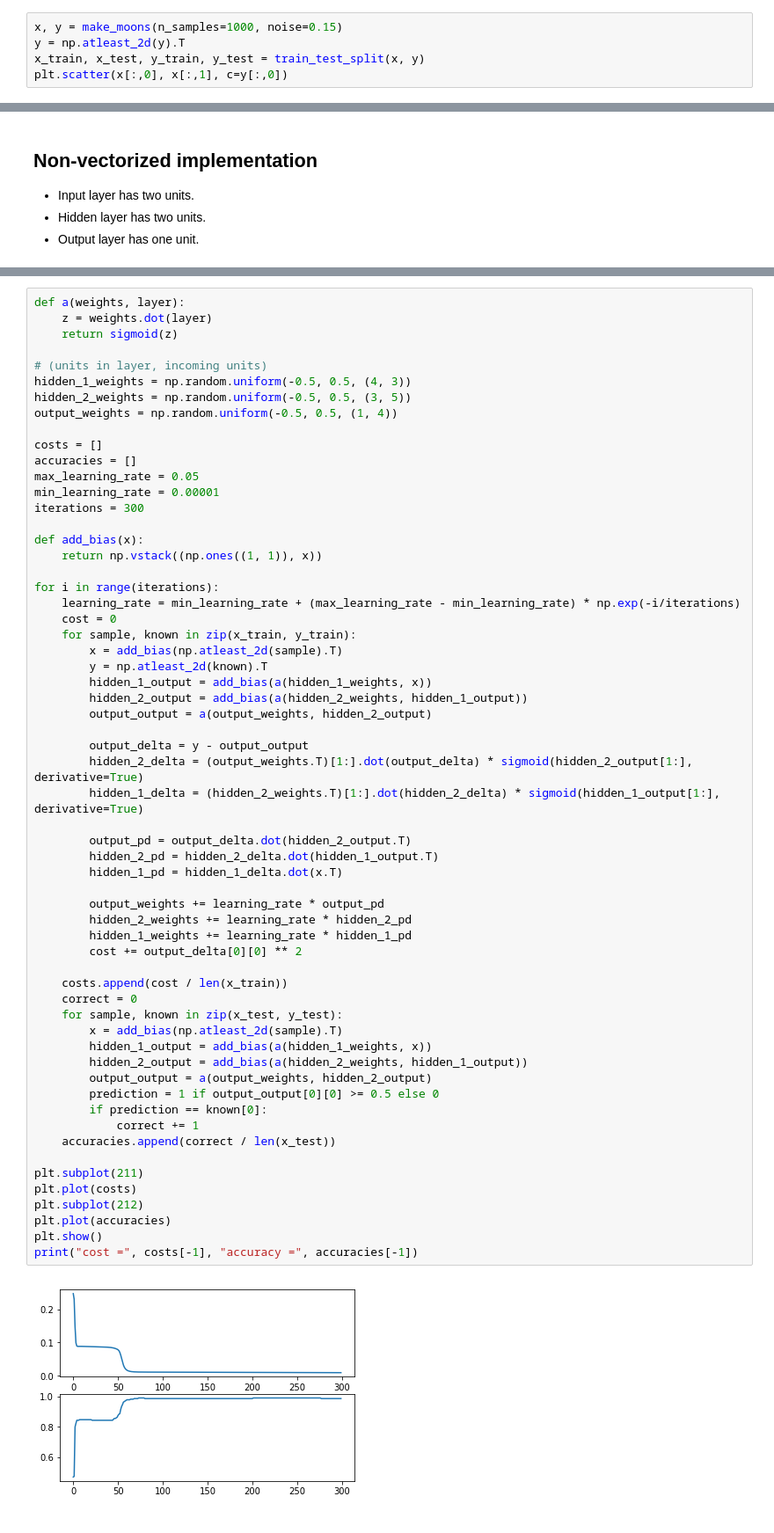
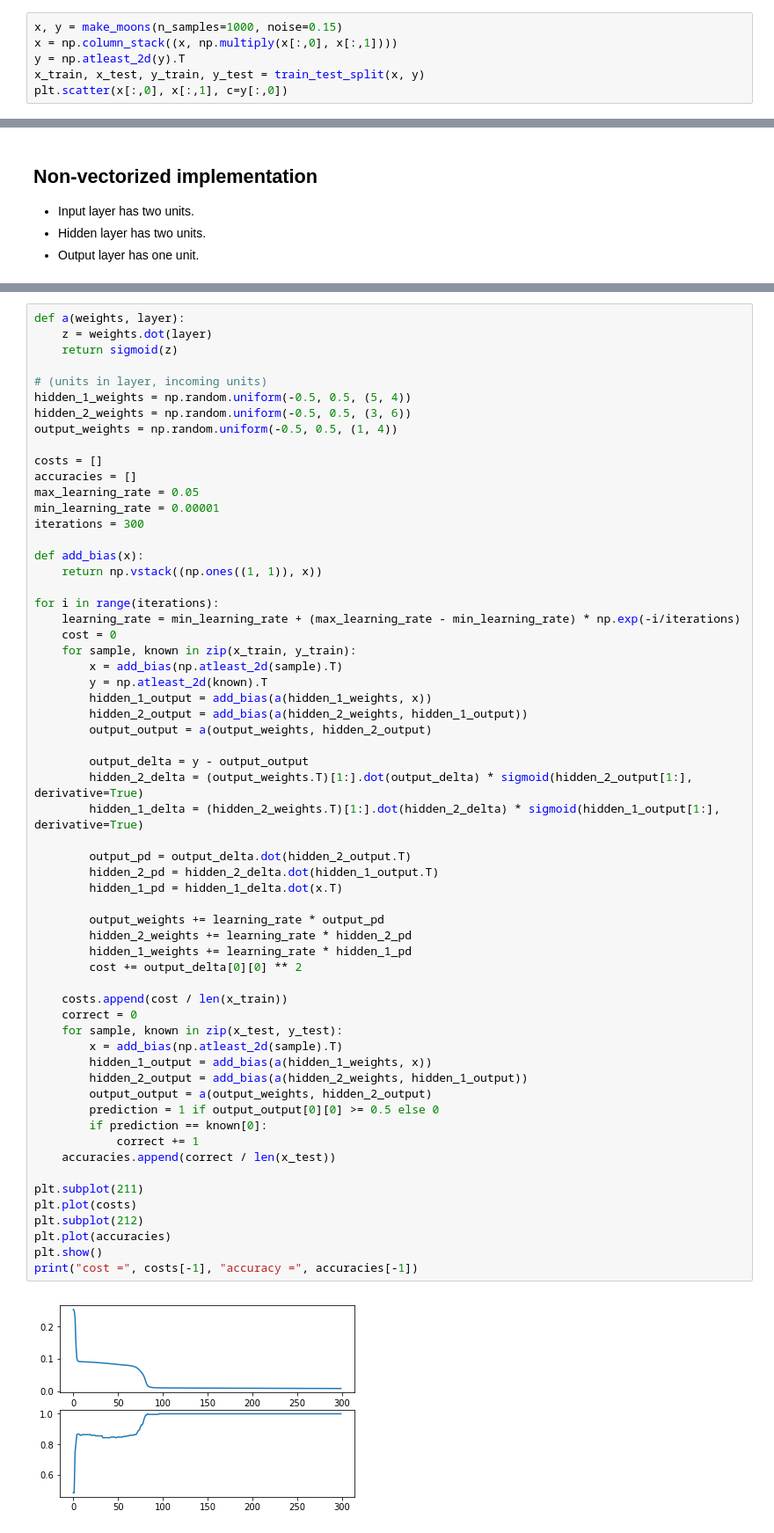
Before and after one commit to emilyhorsman/machine-learning, a Jupyter notebook: Neural Network.ipynb, the cells around one changed output, grey strips where cells are left out. Shown at 88% size. Saved outputs shown, nothing was run; the diff lists cells and outputs as text.

```diff
--- a/Neural Network.ipynb
+++ b/Neural Network.ipynb
@@ -9,6 +9,7 @@ from sklearn.datasets import make_moons
 np.random.seed(0)
 # %%
 x, y = make_moons(n_samples=1000, noise=0.15)
+x = np.column_stack((x, np.multiply(x[:,0], x[:,1])))
 y = np.atleast_2d(y).T
 x_train, x_test, y_train, y_test = train_test_split(x, y)
 plt.scatter(x[:,0], x[:,1], c=y[:,0])
@@ -51,8 +52,8 @@ def a(weights, layer):
     return sigmoid(z)
 
 # (units in layer, incoming units)
-hidden_1_weights = np.random.uniform(-0.5, 0.5, (4, 3))
-hidden_2_weights = np.random.uniform(-0.5, 0.5, (3, 5))
+hidden_1_weights = np.random.uniform(-0.5, 0.5, (5, 4))
+hidden_2_weights = np.random.uniform(-0.5, 0.5, (3, 6))
 output_weights = np.random.uniform(-0.5, 0.5, (1, 4))
 
 costs = []
@@ -79,31 +80,31 @@ for i in range(iterations):
         hidden_1_delta = (hidden_2_weights.T)[1:].dot(hidden_2_delta) * sigmoid(hidden_1_output[1:], derivative=True)
 
         output_pd = output_delta.dot(hidden_2_output.T)
         hidden_2_pd = hidden_2_delta.dot(hidden_1_output.T)
         hidden_1_pd = hidden_1_delta.dot(x.T)
 
         output_weights += learning_rate * output_pd
         hidden_2_weights += learning_rate * hidden_2_pd
         hidden_1_weights += learning_rate * hidden_1_pd
         cost += output_delta[0][0] ** 2
 
     costs.append(cost / len(x_train))
     correct = 0
     for sample, known in zip(x_test, y_test):
         x = add_bias(np.atleast_2d(sample).T)
         hidden_1_output = add_bias(a(hidden_1_weights, x))
         hidden_2_output = add_bias(a(hidden_2_weights, hidden_1_output))
         output_output = a(output_weights, hidden_2_output)
         prediction = 1 if output_output[0][0] >= 0.5 else 0
         if prediction == known[0]:
             correct += 1
     accuracies.append(correct / len(x_test))
 
 plt.subplot(211)
 plt.plot(costs)
 plt.subplot(212)
 plt.plot(accuracies)
 plt.show()
 print("cost =", costs[-1], "accuracy =", accuracies[-1])
 # %% [output]
-[figure, old version]
+[figure, new version]
```
Also changed, not shown: parts of 5 cells of this notebook.
